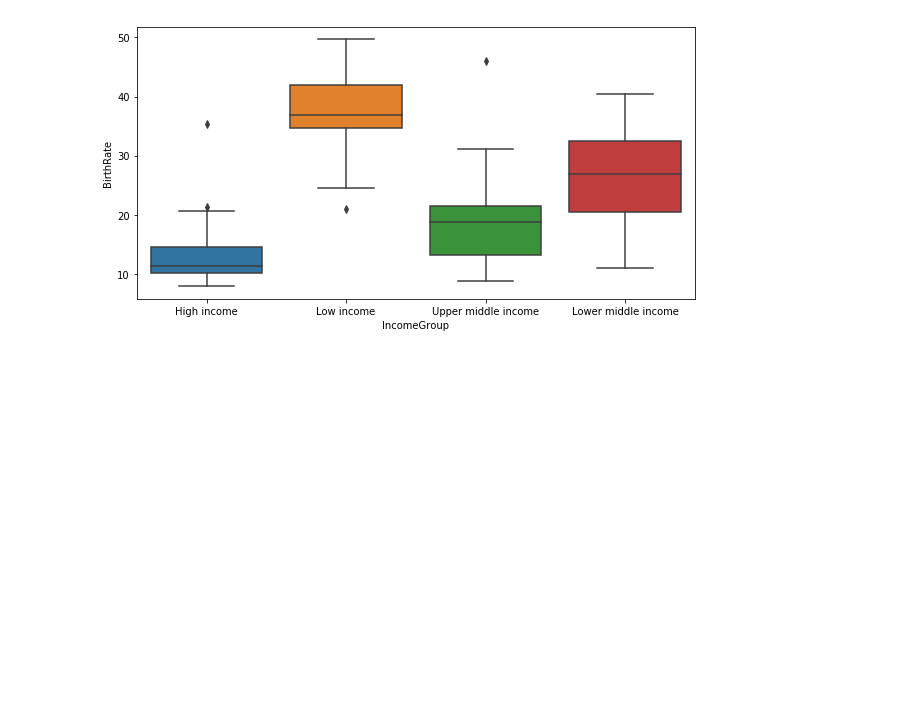
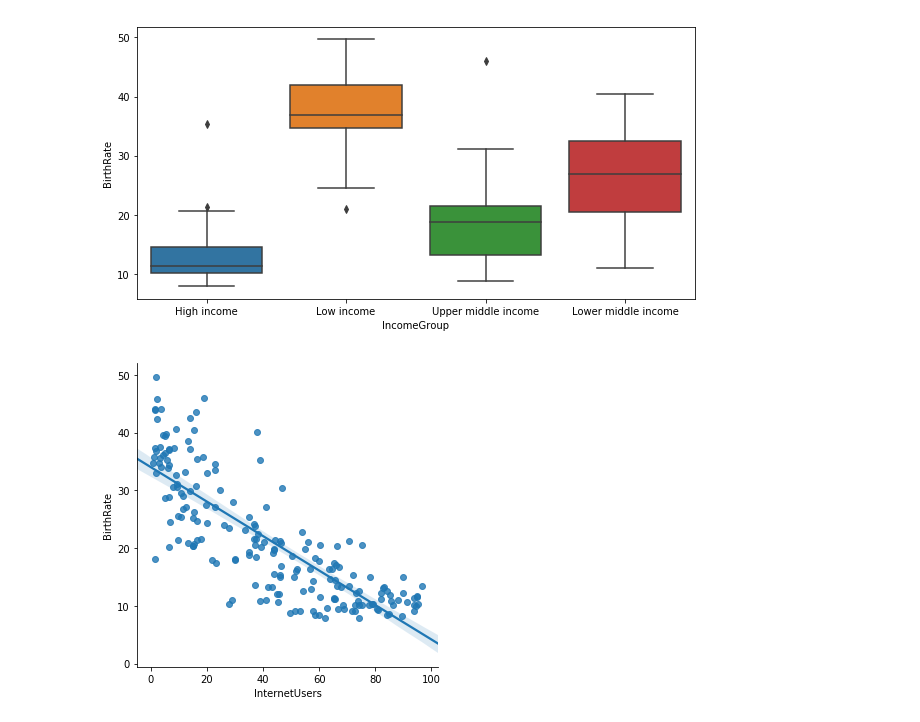
Before and after one commit to tedyeung/Python-, a Jupyter notebook: Pandas/Pandas_Basic.ipynb, the cells around one changed output. Cells and saved outputs as stored; diff of their text form; code cells hidden in the pictures; blank space fills up the shorter version.

```diff
--- a/Pandas/Pandas_Basic.ipynb
+++ b/Pandas/Pandas_Basic.ipynb
@@ -474,3 +474,7 @@ vis2 = sns.boxplot(data=stat,x='IncomeGroup', y = 'BirthRate')
 [figure]
 # %%
 # Seaborn Gallery
+# %%
+vis3 = sns.lmplot(data=stat, x='InternetUsers', y = 'BirthRate')
+# %% [output]
+[figure, added]
```
